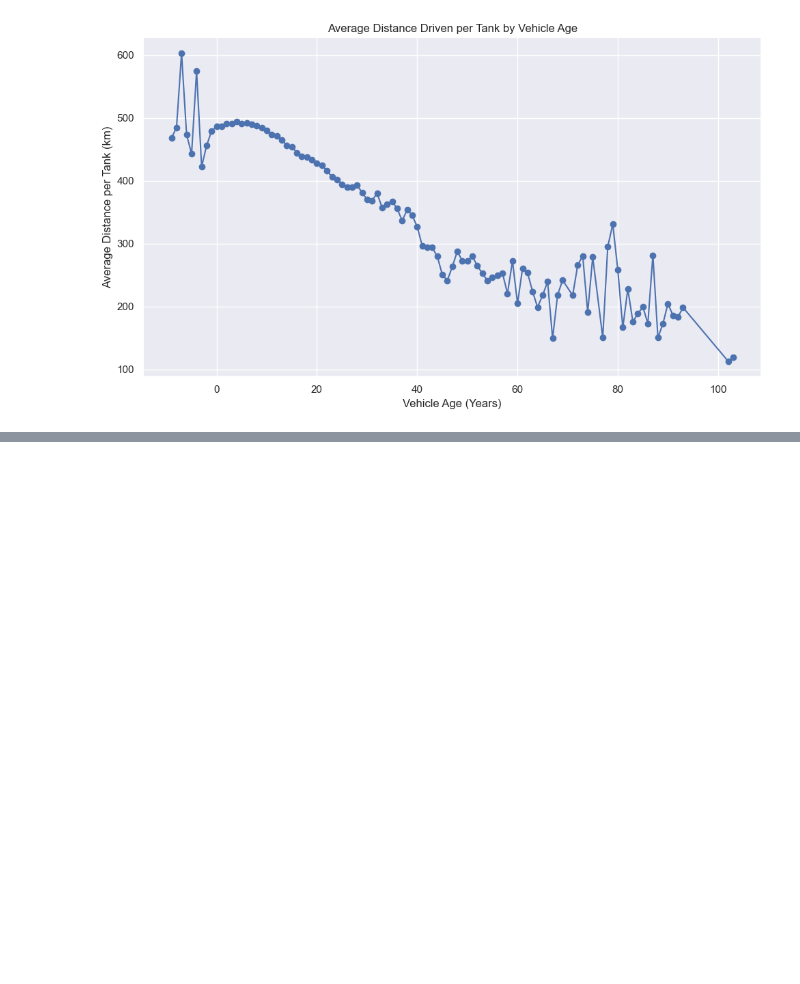
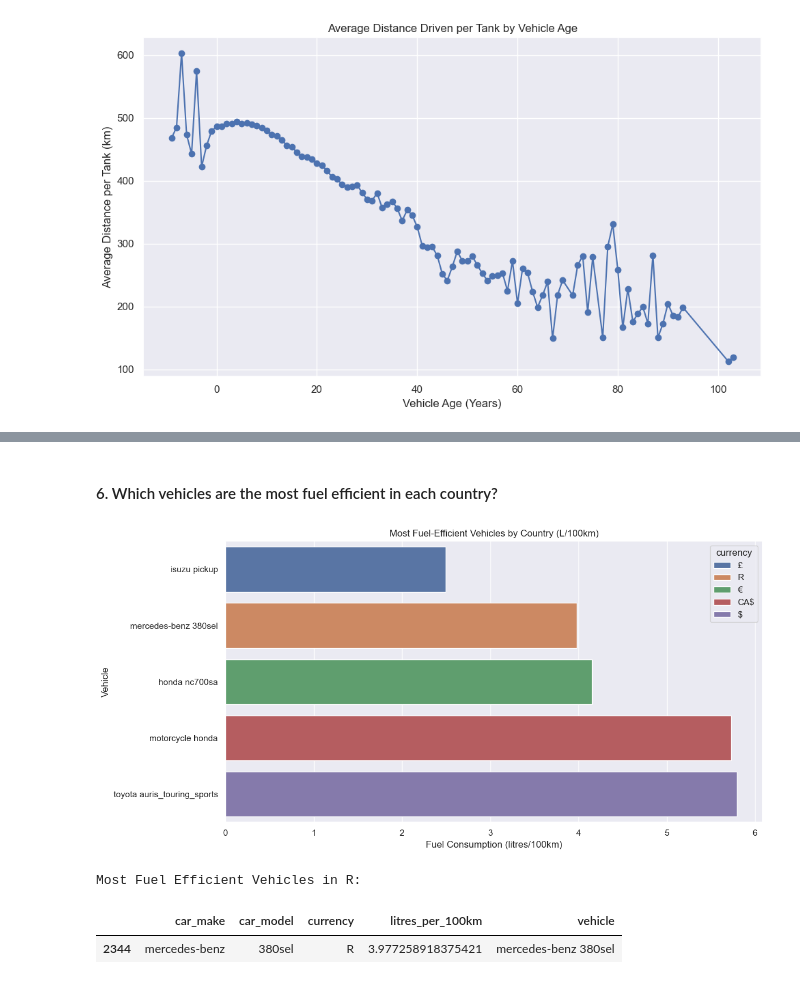
Before and after one commit to tarunaidoo/IDVE_Assignment1, a Jupyter notebook: Assignment 1.ipynb, the cells around one changed output, grey strips where cells are left out. Cells and saved outputs as stored; diff of their text form; code cells hidden in the pictures; blank space fills up the shorter version.

```diff
--- a/Assignment 1.ipynb
+++ b/Assignment 1.ipynb
@@ -704,0 +714,39 @@ Name: km_per_litre, dtype: float64
+# %% [markdown]
+#### 6. Which vehicles are the most fuel efficient in each country?
+# %%
+# Identify most fuel-efficient vehicles per country using litres per 100 km
+vehicle_efficiency = cleaned_top5_df.groupby(
+    ['car_make', 'car_model', 'currency']
+)['litres_per_100km'].mean().reset_index()
+
+# Pick the vehicle with lowest litres per 100km per country
+most_efficient_vehicles = vehicle_efficiency.loc[
+    vehicle_efficiency.groupby('currency')['litres_per_100km'].idxmin()
+]
+
+# Combine make and model for readability
+most_efficient_vehicles['vehicle'] = most_efficient_vehicles['car_make'] + ' ' + most_efficient_vehicles['car_model']
+
+# Plot
+plt.figure(figsize=(12,6))
+sns.barplot(
+    x='litres_per_100km',
+    y='vehicle',
+    data=most_efficient_vehicles.sort_values('litres_per_100km'),
+    hue='currency',
+    dodge=False
+)
+plt.title('Most Fuel-Efficient Vehicles by Country (L/100km)')
+plt.xlabel('Fuel Consumption (litres/100km)')
+plt.ylabel('Vehicle')
+plt.tight_layout()
+plt.show()
+# %% [output]
+[figure, added]
+# %%
+print("Most Fuel Efficient Vehicles in R:")
+most_efficient_vehicles[most_efficient_vehicles['currency'].isin(['R'])].nsmallest(5, 'litres_per_100km')
+# %% [output]
+Most Fuel Efficient Vehicles in R:
+|  | car_make | car_model | currency | litres_per_100km | vehicle |
+| 2344 | mercedes-benz | 380sel | R | 3.977258918375421 | mercedes-benz 380sel |
```
Also changed, not shown: parts of 24 cells of this notebook.
